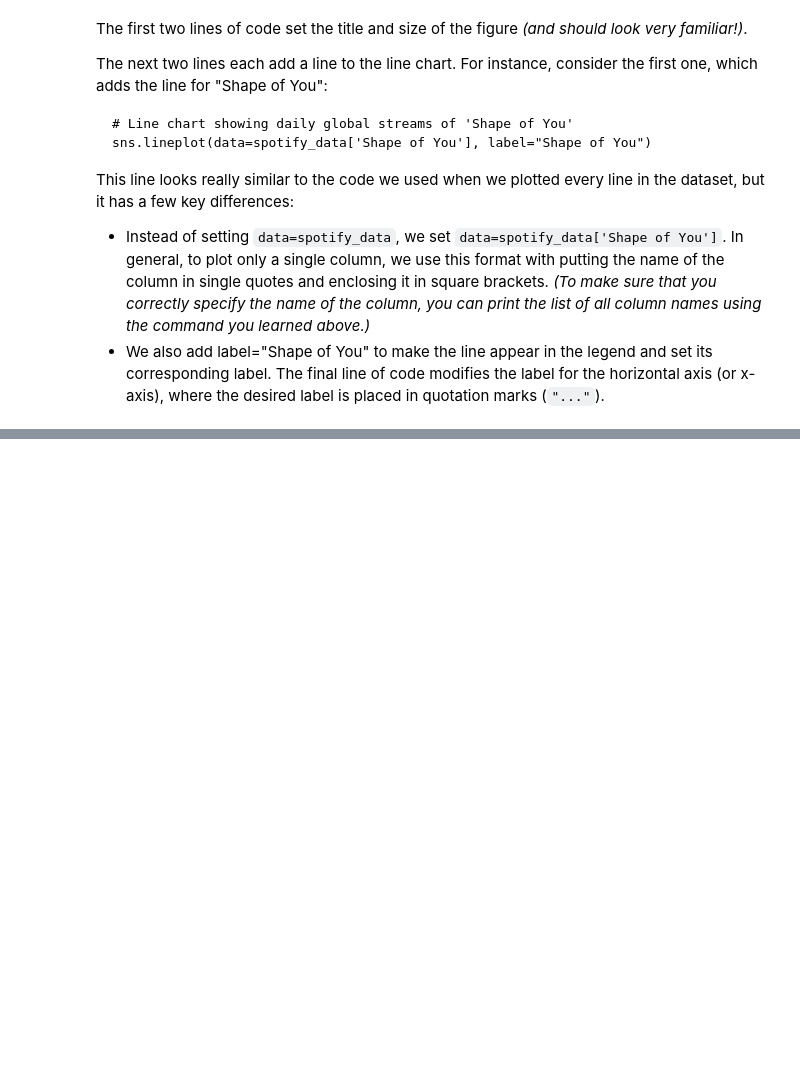
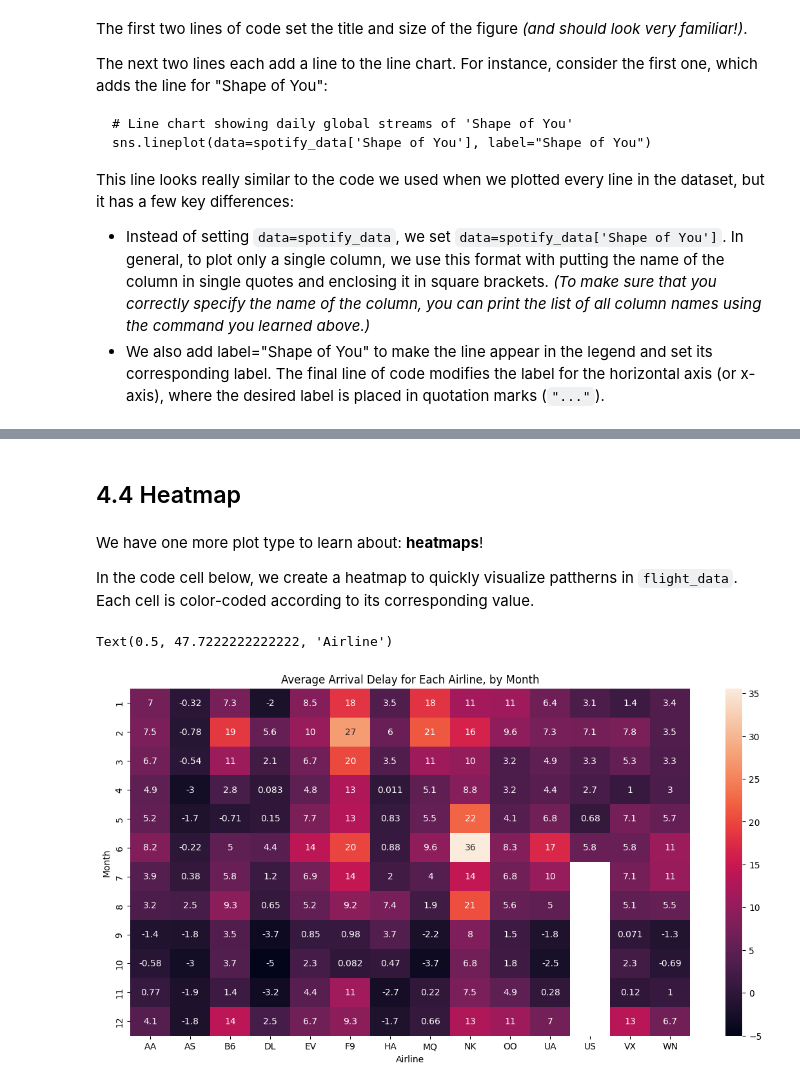
Before and after one commit to c1amilo/ml_course, a Jupyter notebook: visualizations.ipynb, the cells around one changed output, grey strips where cells are left out. Cells and saved outputs as stored; diff of their text form; code cells hidden in the pictures; blank space fills up the shorter version.

```diff
--- a/visualizations.ipynb
+++ b/visualizations.ipynb
@@ -141,0 +197,14 @@ The final line of code modifies the label for the horizontal axis (or x-axis), w
+# %% [markdown]
+## 4.4 Heatmap
+# %% [markdown]
+We have one more plot type to learn about: **heatmaps**!
+
+In the code cell below, we create a heatmap to quickly visualize pattherns in `flight_data`. Each cell is color-coded according to its corresponding value.
+# %%
+plt.figure(figsize=(14,7))
+plt.title("Average Arrival Delay for Each Airline, by Month")
+sns.heatmap(data=flight_data, annot=True)
+plt.xlabel('Airline')
+# %% [output]
+Text(0.5, 47.7222222222222, 'Airline')
+[figure, added]
```
Also changed, not shown: parts of 18 cells of this notebook.
